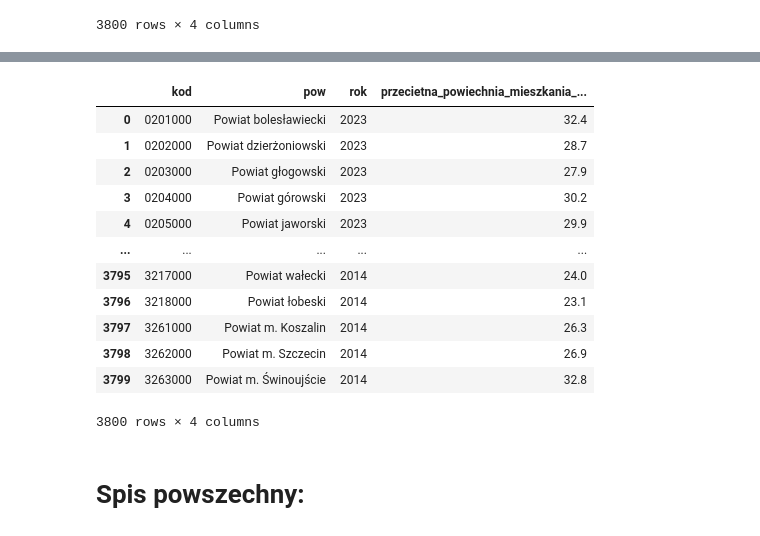
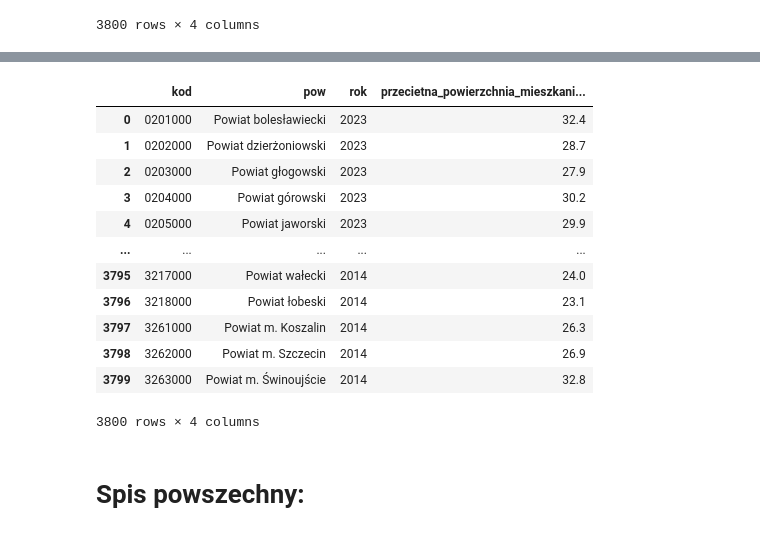
Before and after one commit to Francho03/Praca-licencjacka, a Jupyter notebook: codes/dane_korelujace.ipynb, the cells around one changed output, grey strips where cells are left out. Cells and saved outputs as stored; diff of their text form; code cells hidden in the pictures.

```diff
--- a/codes/dane_korelujace.ipynb
+++ b/codes/dane_korelujace.ipynb
@@ -695,6 +696,6 @@ osoby_na_1_izbe_full
 | 3799 | 3263000 | Powiat m. Świnoujście | 2014 | 0.54 |
 3800 rows × 4 columns
 # %%
-powiechnia_na_1_osobe= pd.read_excel("/content/drive/MyDrive/praca_licencjacka/Dane korelujace/raw_data/przecietna powierzchnia uzytkowa mieszkania na 1 osobe.xlsx",sheet_name="TABLICA", header= None, skiprows=3, names=columns_names,  dtype={"kod": str}
+powierzchnia_na_1_osobe= pd.read_excel("/content/drive/MyDrive/praca_licencjacka/Dane korelujace/raw_data/przecietna powierzchnia uzytkowa mieszkania na 1 osobe.xlsx",sheet_name="TABLICA", header= None, skiprows=3, names=columns_names,  dtype={"kod": str}
 )
 # %%
@@ -776,9 +769,17 @@ powiechnia_na_1_osobe_2016,powiechnia_na_1_osobe_2015,powiechnia_na_1_osobe_2014
+# %%
+powierzchnia_na_1_osobe_full = polacz(powierzchnia_na_1_osobe_2023
+   ,powierzchnia_na_1_osobe_2022,powierzchnia_na_1_osobe_2021,
+powierzchnia_na_1_osobe_2020, powierzchnia_na_1_osobe_2019,
+powierzchnia_na_1_osobe_2018,powierzchnia_na_1_osobe_2017,
+powierzchnia_na_1_osobe_2016,powierzchnia_na_1_osobe_2015,powierzchnia_na_1_osobe_2014
+
+)
 # %%
-# powiechnia_na_1_osobe_full["przecietna_powiechnia_mieszkania_na_1_osobe"]=powiechnia_na_1_osobe_full["przecietna_powiechnia_mieszkania_na_1_osobe"].astype(int)
-powiechnia_na_1_osobe_full["kod"]=powiechnia_na_1_osobe_full['kod'].astype(str)
-powiechnia_na_1_osobe_full
+# powierzchnia_na_1_osobe_full["przecietna_powierzchnia_mieszkania_na_1_osobe"]=powierzchnia_na_1_osobe_full["przecietna_powierzchnia_mieszkania_na_1_osobe"].astype(int)
+powierzchnia_na_1_osobe_full["kod"]=powierzchnia_na_1_osobe_full['kod'].astype(str)
+powierzchnia_na_1_osobe_full
 # %% [output]
-|  | kod | pow | rok | przecietna_powiechnia_mieszkania_... |
+|  | kod | pow | rok | przecietna_powierzchnia_mieszkani... |
 | 0 | 0201000 | Powiat bolesławiecki | 2023 | 32.4 |
 | 1 | 0202000 | Powiat dzierżoniowski | 2023 | 28.7 |
 | 2 | 0203000 | Powiat głogowski | 2023 | 27.9 |
```
Also changed, not shown: parts of 5 cells of this notebook.
